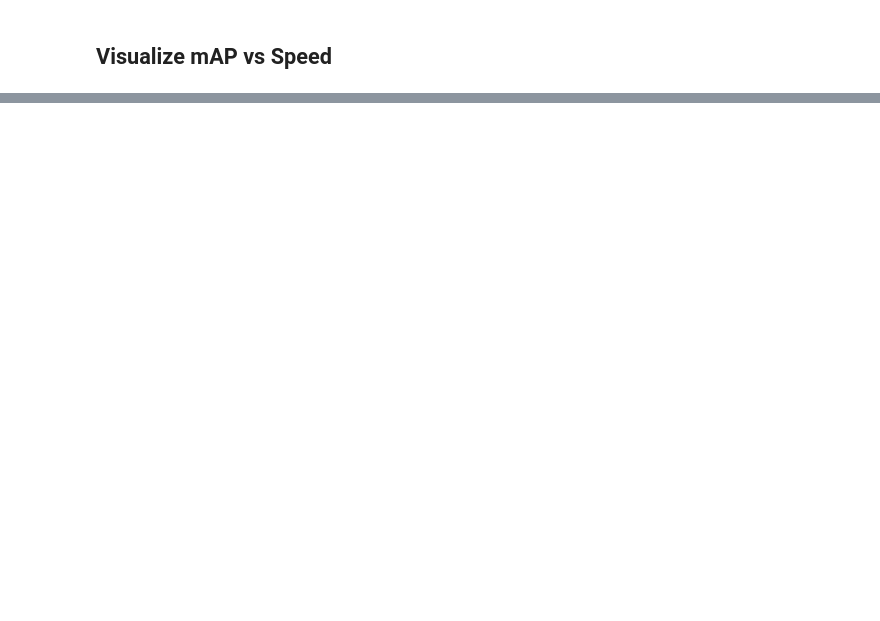
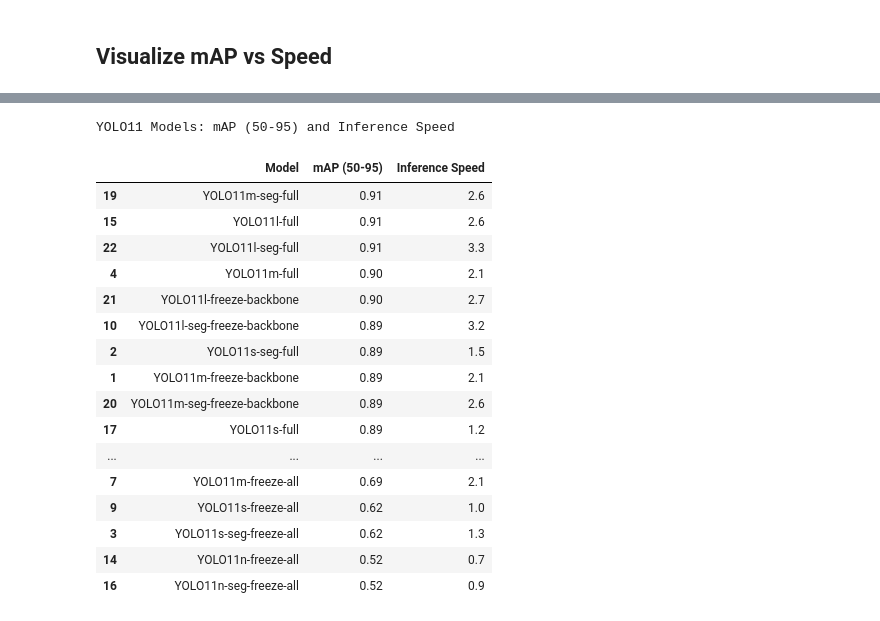
Before and after one commit to cayasryan/Grocery-Detect-Segment, a Jupyter notebook: 03 validation.ipynb, the cells around one changed output, grey strips where cells are left out. Cells and saved outputs as stored; diff of their text form; code cells hidden in the pictures; blank space fills up the shorter version.

```diff
--- a/03 validation.ipynb
+++ b/03 validation.ipynb
@@ -315,3 +449,36 @@ plt.show()
+# %%
+# Sort the DataFrame by mAP and inference speed for better readability
+df_sorted = df.sort_values(by=["mAP (50-95)", "Inference Speed"], ascending=[False, True])
+
+# Display the DataFrame as a styled table
+styled_table = df_sorted.style.set_table_styles(
+    [{"selector": "thead th", "props": [("font-weight", "bold")]}]
+).set_properties(**{"text-align": "center"}) \
+ .set_caption("YOLO11 Models: mAP (50-95) and Inference Speed") \
+ .format({"mAP (50-95)": "{:.2f}", "Inference Speed": "{:.1f}"})
+
+# Save to HTML or display
+styled_table.to_html("metrics/detect_metrics_table.html")  # Save to an HTML file
+styled_table  # Display in a notebook environment
+# %% [output]
+YOLO11 Models: mAP (50-95) and Inference Speed
+|  | Model | mAP (50-95) | Inference Speed |
+| 19 | YOLO11m-seg-full | 0.91 | 2.6 |
+| 15 | YOLO11l-full | 0.91 | 2.6 |
+| 22 | YOLO11l-seg-full | 0.91 | 3.3 |
+| 4 | YOLO11m-full | 0.90 | 2.1 |
+| 21 | YOLO11l-freeze-backbone | 0.90 | 2.7 |
+| 10 | YOLO11l-seg-freeze-backbone | 0.89 | 3.2 |
+| 2 | YOLO11s-seg-full | 0.89 | 1.5 |
+| 1 | YOLO11m-freeze-backbone | 0.89 | 2.1 |
+| 20 | YOLO11m-seg-freeze-backbone | 0.89 | 2.6 |
+| 17 | YOLO11s-full | 0.89 | 1.2 |
+| ... | ... | ... | ... |
+| 7 | YOLO11m-freeze-all | 0.69 | 2.1 |
+| 9 | YOLO11s-freeze-all | 0.62 | 1.0 |
+| 3 | YOLO11s-seg-freeze-all | 0.62 | 1.3 |
+| 14 | YOLO11n-freeze-all | 0.52 | 0.7 |
+| 16 | YOLO11n-seg-freeze-all | 0.52 | 0.9 |
 # %%
 import json
 import seaborn as sns
```
Also changed, not shown: parts of 10 cells of this notebook, 4 other files.
